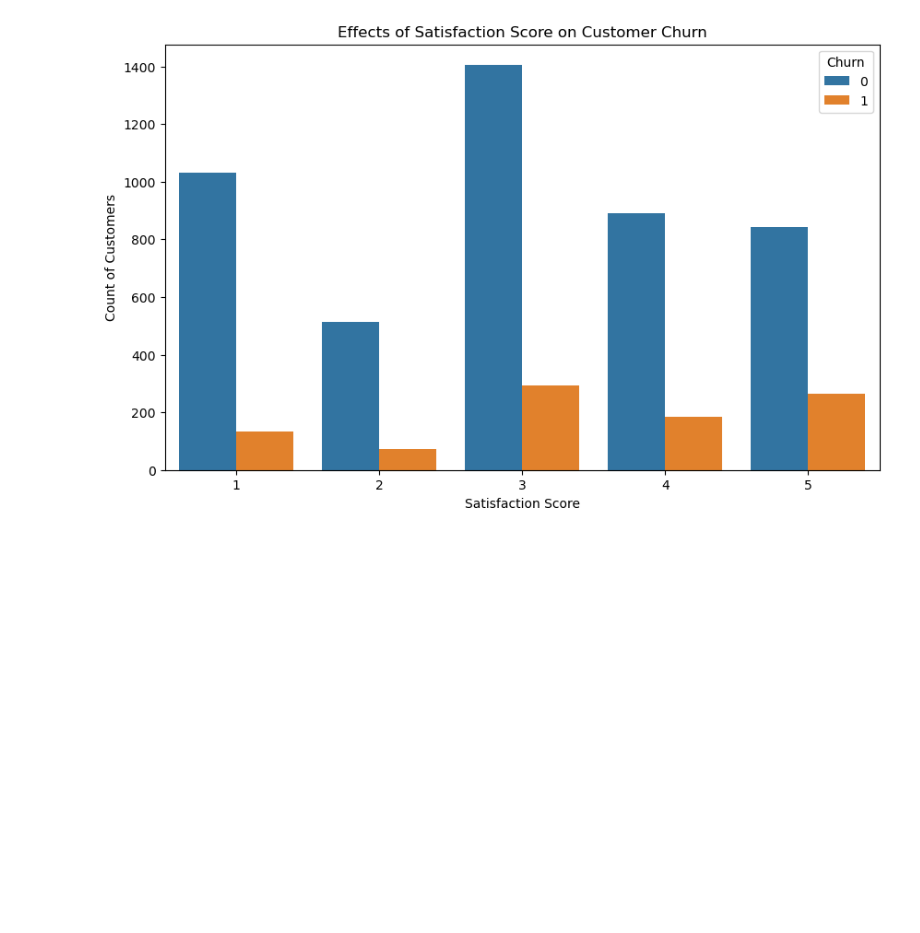
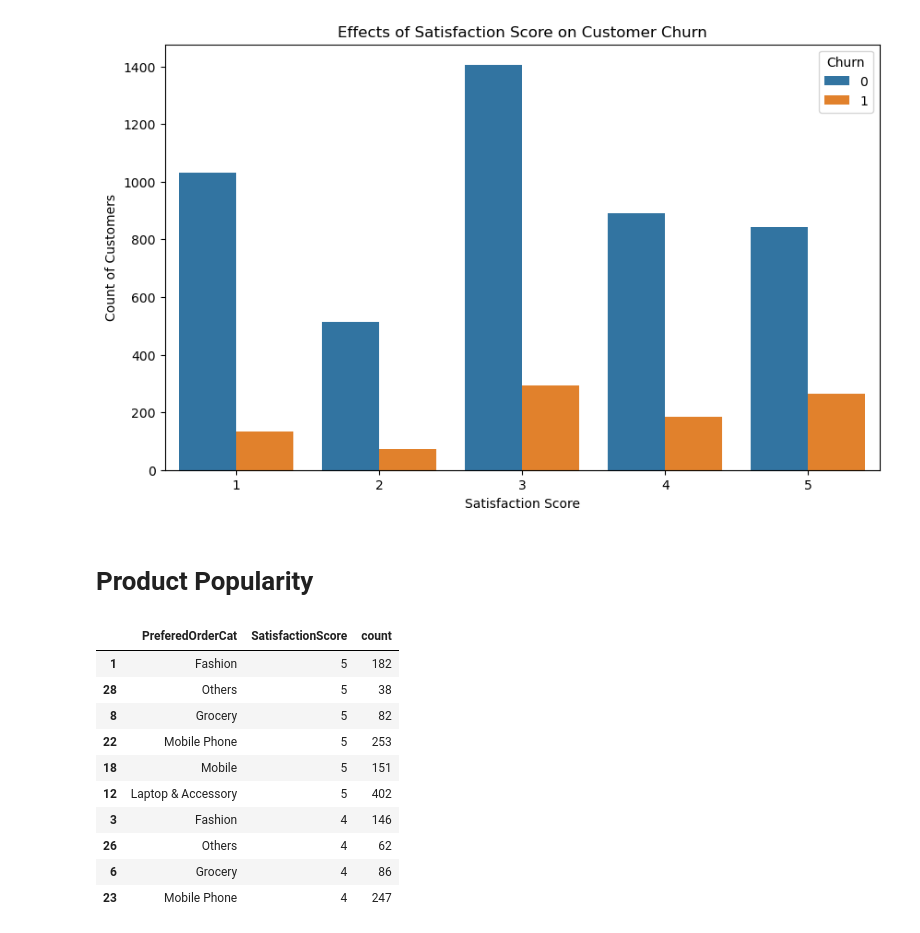
Before and after one commit to julia-sam/e-commerce-churn-prediction, a Jupyter notebook: E-Commerce Churn Prediction.ipynb, the cells around one changed output. Cells and saved outputs as stored; diff of their text form; code cells hidden in the pictures; blank space fills up the shorter version.

```diff
--- a/E-Commerce Churn Prediction.ipynb
+++ b/E-Commerce Churn Prediction.ipynb
@@ -258,3 +258,21 @@ plt.legend(title='Churn')
 plt.show()
 # %% [output]
 [figure]
+# %% [markdown]
+# Product Popularity
+# %%
+popular_products = pd.DataFrame(df1.groupby('PreferedOrderCat')['SatisfactionScore'].value_counts().reset_index(name='count'))
+most_popular = popular_products.sort_values('SatisfactionScore', ascending=False)
+most_popular.head(10)
+# %% [output]
+|  | PreferedOrderCat | SatisfactionScore | count |
+| 1 | Fashion | 5 | 182 |
+| 28 | Others | 5 | 38 |
+| 8 | Grocery | 5 | 82 |
+| 22 | Mobile Phone | 5 | 253 |
+| 18 | Mobile | 5 | 151 |
+| 12 | Laptop & Accessory | 5 | 402 |
+| 3 | Fashion | 4 | 146 |
+| 26 | Others | 4 | 62 |
+| 6 | Grocery | 4 | 86 |
+| 23 | Mobile Phone | 4 | 247 |
```
Also changed, not shown: parts of 7 cells of this notebook.
